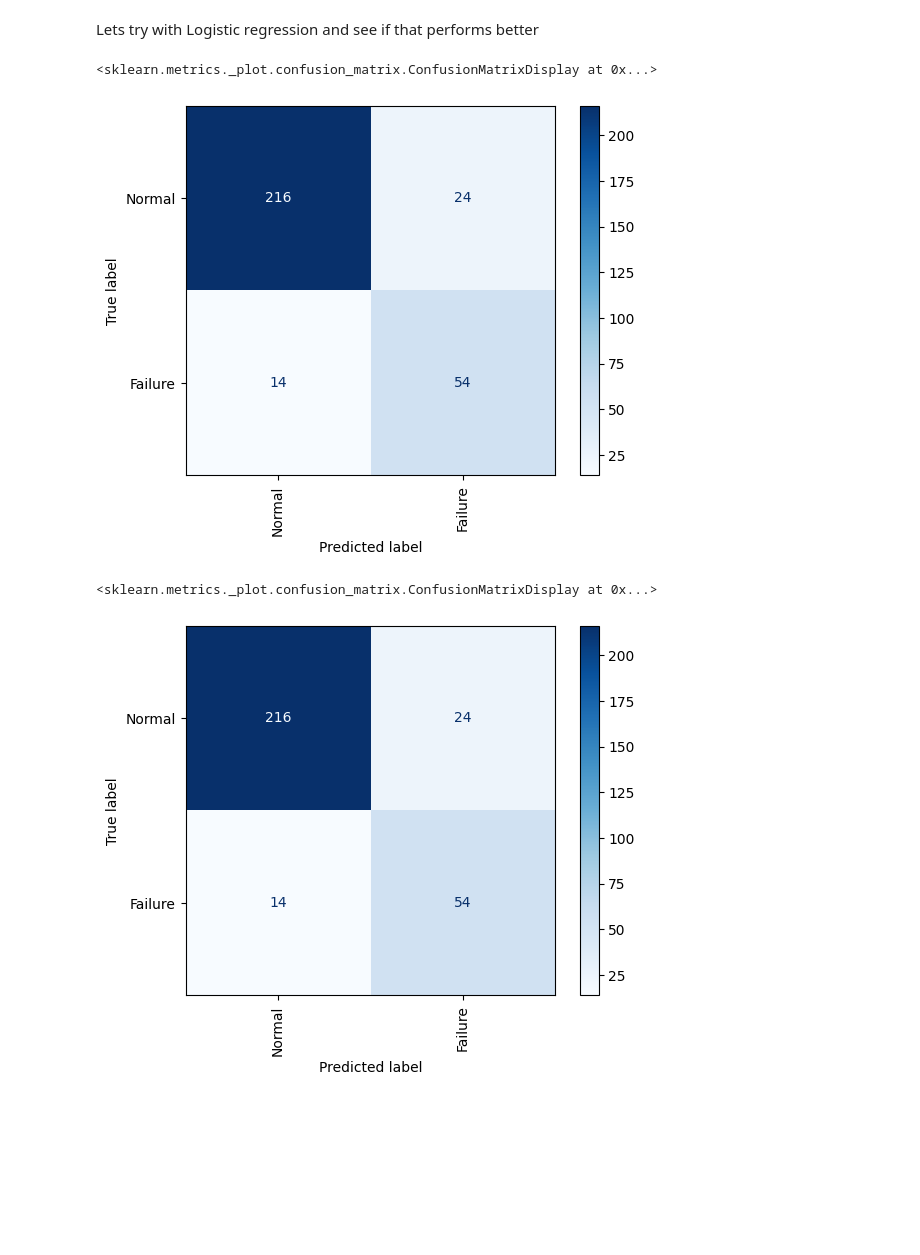
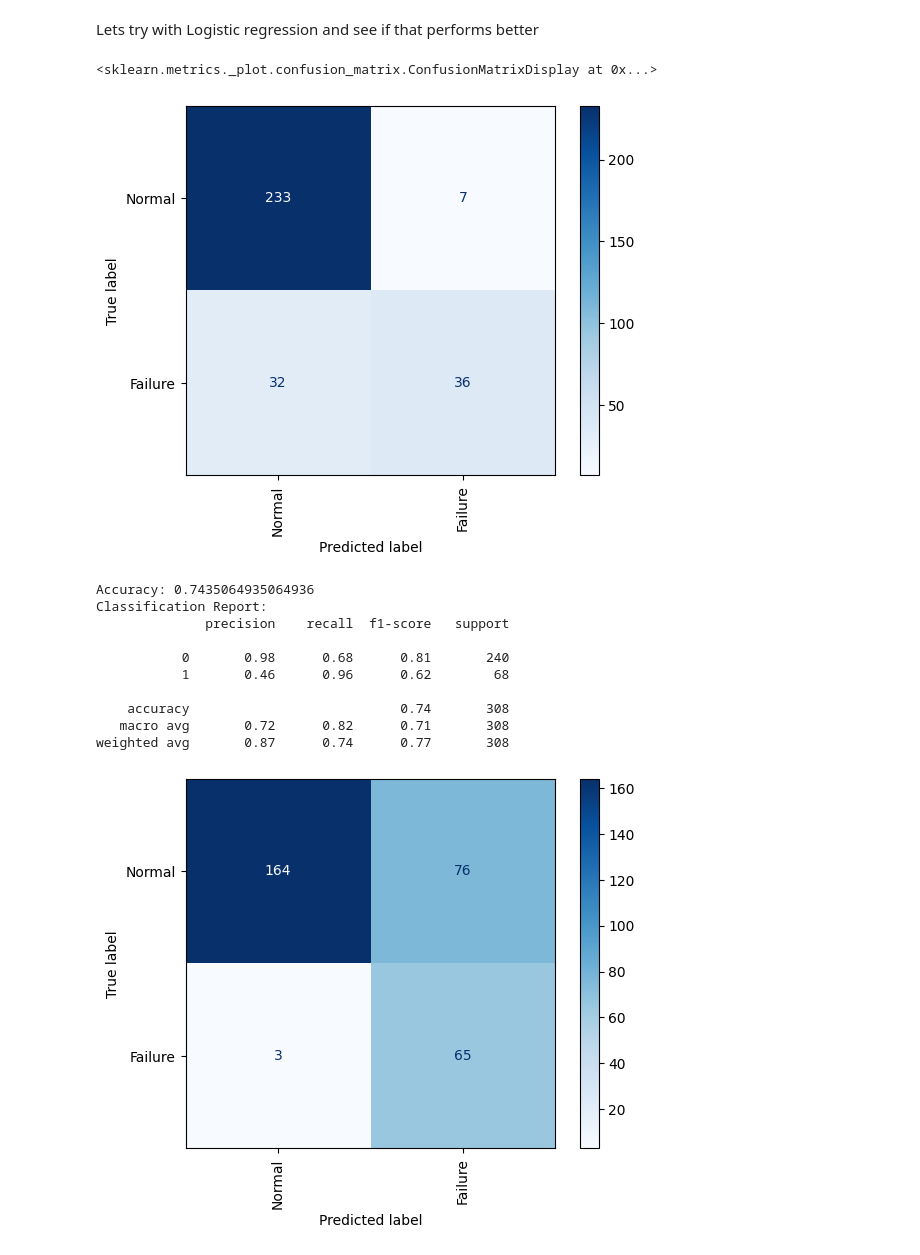
Before and after one commit to waterandstuff/AML_Exam, a Jupyter notebook: Random_Forest.ipynb, the cells around one changed output. Saved outputs shown, nothing was run; the diff lists cells and outputs as text; code cells hidden in the pictures; blank space fills up the shorter version.

Commit message:
Random Forest done

```diff
--- a/Random_Forest.ipynb
+++ b/Random_Forest.ipynb
@@ -126,20 +131,53 @@ Lets try with Logistic regression and see if that performs better
 from sklearn.linear_model import LogisticRegression
 
 
-lr_model = LogisticRegression(random_state=42, max_iter=100, class_weight={0: 1, 1: 3})
+lr_model = LogisticRegression(random_state=42)
 lr_model.fit(X_train, y_train)
 
 cmd.from_estimator(lr_model, X_test, y_test, display_labels=labels, cmap='Blues', xticks_rotation='vertical')
 # %% [output]
 <sklearn.metrics._plot.confusion_matrix.ConfusionMatrixDisplay at 0x...>
-[figure, old version]
+[figure, new version]
+# %%
+param_grid = {
+    'C': [0.01, 0.1, 1, 10],
+    'class_weight': [None, 'balanced',  {0: 1, 1: 2}, {0: 1, 1: 4}, {0: 1, 1: 6}, {0: 1, 1: 8}, {0: 1, 1: 10}],
+}
+
+# Use recall as the scoring metric
+grid_search = GridSearchCV(
+    LogisticRegression(random_state=42),
+    param_grid,
+    scoring='recall',
+    cv=5
+)
+
+grid_search.fit(X_train, y_train)
+print("Best Parameters:", grid_search.best_params_)
+print("Best Recall Score:", grid_search.best_score_)
 # %%
-lr_model = LogisticRegression(random_state=42, max_iter=500, class_weight={0: 1, 1: 3})
+lr_model = LogisticRegression(random_state=42, C=0.1, class_weight={0: 1, 1: 10})
 lr_model.fit(X_train, y_train)
 
 cmd.from_estimator(lr_model, X_test, y_test, display_labels=labels, cmap='Blues', xticks_rotation='vertical')
+
+
 # Evaluate the model
+y_pred = lr_model.predict(X_test)
+accuracy = accuracy_score(y_test, y_pred)
+print(f"Accuracy: {accuracy}")
+print("Classification Report:")
+print(classification_report(y_test, y_pred))
 # %% [output]
-<sklearn.metrics._plot.confusion_matrix.ConfusionMatrixDisplay at 0x...>
+Accuracy: 0.7435064935064936
+Classification Report:
+              precision    recall  f1-score   support
+
+           0       0.98      0.68      0.81       240
+           1       0.46      0.96      0.62        68
+
+    accuracy                           0.74       308
+   macro avg       0.72      0.82      0.71       308
+weighted avg       0.87      0.74      0.77       308
-[figure, old version]
+[figure, new version]
 # %%
```
Also changed, not shown: parts of 8 cells of this notebook.
